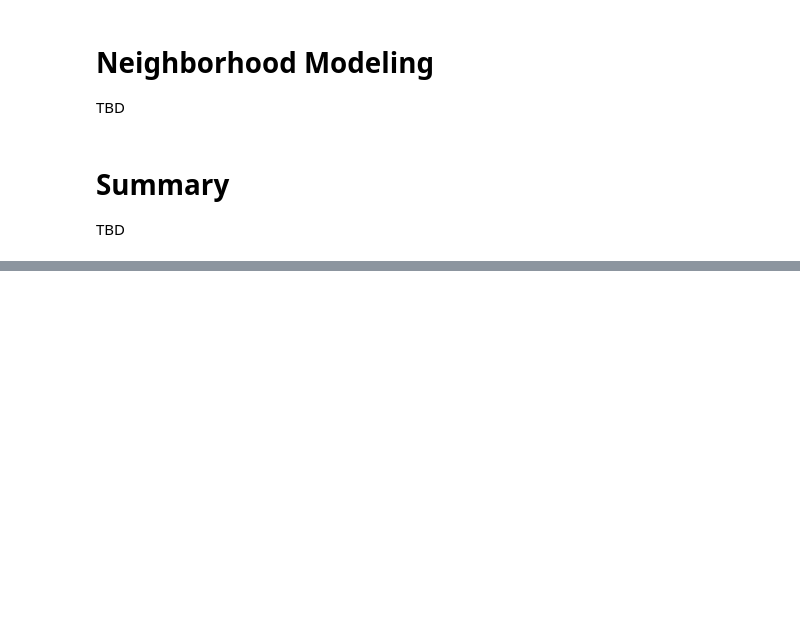
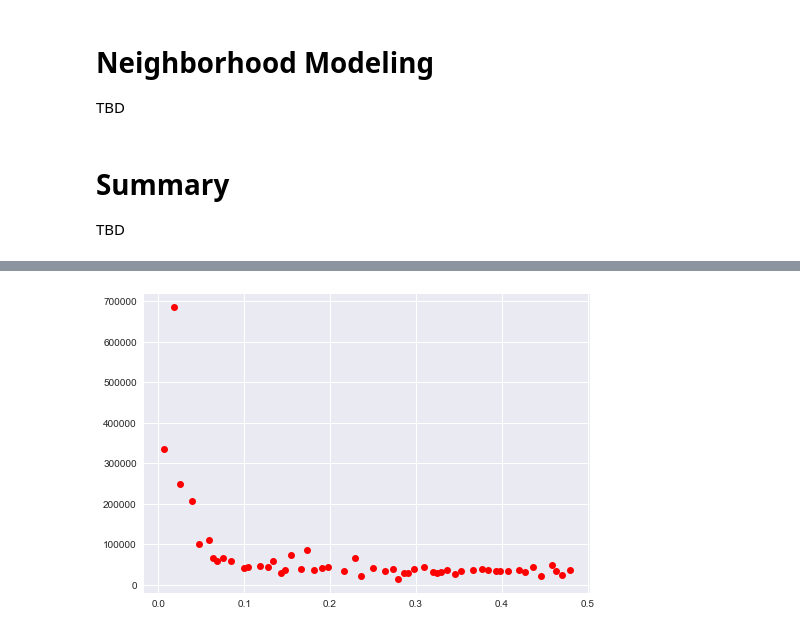
Before and after one commit to marvelje/citibike_ridership_project, a Jupyter notebook: citibike_arima_neighborhood.ipynb, the cells around one changed output, grey strips where cells are left out. Drawn from its saved outputs; the diff is of its cells as text; code cells hidden in the pictures; blank space fills up the shorter version.

```diff
--- a/citibike_arima_neighborhood.ipynb
+++ b/citibike_arima_neighborhood.ipynb
@@ -80,0 +244,18 @@ for neighborhood, df in df_dict.items():
+# %%
+X_train = df_clinton.loc[df_clinton.future == 0, 't'].values.reshape(-1, 1)
+X_test = df_clinton.loc[df_clinton.future == 1, 't'].values.reshape(-1, 1)
+
+# The train set is the actual value in the series
+y_train = df_clinton.loc[df_clinton.future == 0, 'ride_count'].values
+y_test = df_clinton.loc[df_clinton.future == 1, 'ride_count'].values
+# %%
+lr = LinearRegression()
+lr.fit(X_train, y_train)
+y_preds_lr = list(lr.predict(X_test))
+y_trend_lr = list(lr.predict(X_train))
+# %%
+# Add predictions to the dataframe
+
+df_clinton['preds'] = y_trend_lr + y_preds_lr
+df_clinton['resid'] = df_clinton['ride_count'] - df_clinton['preds']
+df_clinton.head()
@@ -80,0 +286,16 @@ for neighborhood, df in df_dict.items():
+# %%
+# Create the Fourier transformation
+
+time = df_clinton['t']
+residuals = df_clinton['resid']
+
+fft_output = fft(residuals.values)
+power = np.abs(fft_output)
+freq = fftfreq(len(residuals))
+# %%
+peaks = scipy.signal.find_peaks(power[freq >=0], prominence=10**4)[0]
+peak_freq = freq[peaks]
+peak_power = power[peaks]
+plt.plot(peak_freq, peak_power, 'ro');
+# %% [output]
+[figure, added]
```
Also changed, not shown: parts of 29 cells of this notebook, 2 other files.
